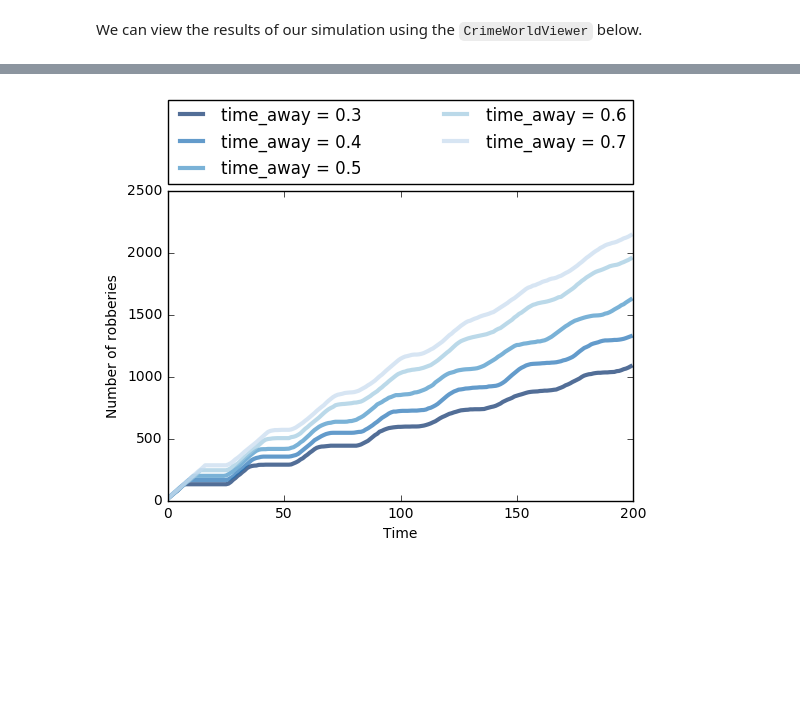
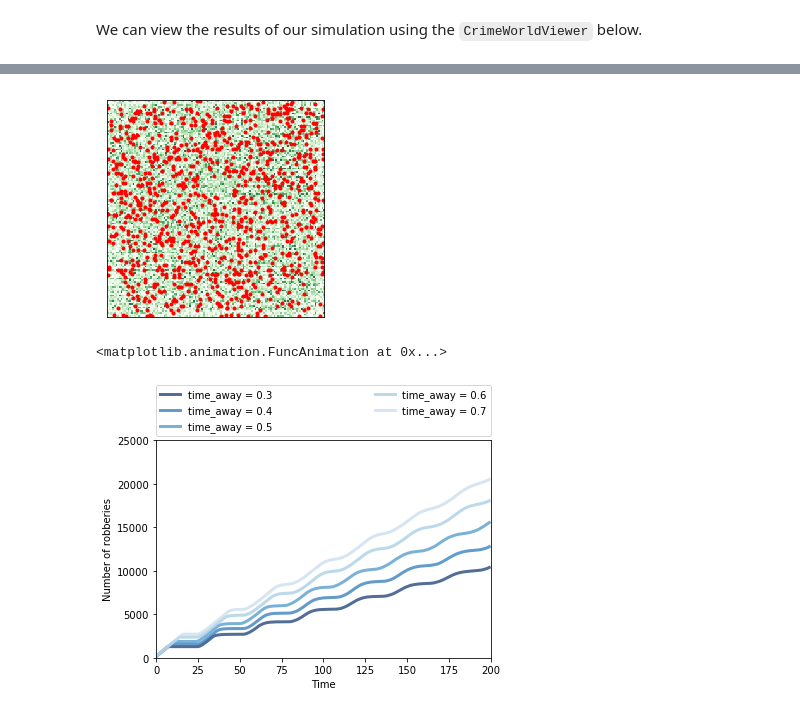
Before and after one commit to ericasaywhat/SmoothCriminals, a Jupyter notebook: code/crimeworldnotebook.ipynb, the cells around one changed output, grey strips where cells are left out. Drawn from its saved outputs; the diff is of its cells as text; code cells hidden in the pictures; blank space fills up the shorter version.

Commit message:
ADD: correct array for robberies

```diff
--- a/code/crimeworldnotebook.ipynb
+++ b/code/crimeworldnotebook.ipynb
@@ -150,7 +150,7 @@ class CrimeWorld(Cell2D):
             -prop_criminals
         """
         self.params = params
-        self.array = np.zeros((n, n), np.float)
+        self.array = np.zeros(shape=(n,n))
         self.make_agents(n)
         self.n = n
         self.agent_count_seq = [] # track variables
@@ -202,7 +202,7 @@ class CrimeWorld(Cell2D):
                 if (target != None):
                     potential_criminal.rob()
                     target.getRobbed()
-                    self.array[target.loc] += 1
+                    self.array[target.loc[0]][target.loc[1]] += 1
                     self.total_robs += 1
 
         self.rob_count_seq.append(self.total_robs)
@@ -212,7 +212,7 @@ We can view the results of our simulation using the `CrimeWorldViewer` below.
 class CrimeWorldViewer(Cell2DViewer):
     """Generates visualization and animation of Sugarscape."""
 
-    cmap = plt.get_cmap('viridis_r')
+    cmap = plt.get_cmap('Greens')
 
     options = dict(interpolation='none', alpha=0.8,
                    vmin=0, vmax=9)
@@ -225,6 +225,11 @@ class CrimeWorldViewer(Cell2DViewer):
         """
         self.draw_array(self.viewee.array, origin='lower')
         self.draw_agents()
+
+    def step(self, iters=1):
+        """Advances the viewee the given number of steps."""
+        for i in range(iters):
+            self.viewee.step(self.viewee.n)
 
     def draw_agents(self):
         """Plots the agents.
@@ -268,0 +277,4 @@ viewer.draw()
+# %%
+for i in range(100):
+        env.step(n)
+viewer.draw()
@@ -269,23 +283,26 @@ viewer.draw()
 # %%
-# anim = viewer.animate(frames=500)
-# anim
+anim = viewer.animate(frames=200)
+anim
+# %% [output]
+[figure, added]
+<matplotlib.animation.FuncAnimation at 0x...>
 # %%
 RandomSeed(29)
 times_from_home = [0.3, 0.4, 0.5, 0.6, 0.7]
 n = 127
 for time in times_from_home:
-    env = CrimeWorld(n, num_citizens=100, prop_criminals=0.2, num_police=15, time_from_home = time)
+    env = CrimeWorld(n, num_citizens=1000, prop_criminals=0.2, num_police=200, time_from_home = time)
     viewer = CrimeWorldViewer(env)
     for i in range(200):
         env.step(n)
 
     thinkplot.plot(env.rob_count_seq, label="time_away = %.1f" % time)
 
-plt.axis((0, 200, 0, 2500))
+plt.axis((0, 200, 0, 25000))
 plt.xlabel("Time")
 plt.ylabel("Number of robberies")
 plt.legend(bbox_to_anchor=(0., 1.02, 1., .102), loc=3,
            ncol=2, mode="expand", borderaxespad=0.)
 plt.show()
 # %% [output]
-[figure, old version]
+[figure, new version]
```
Also changed, not shown: parts of 2 cells of this notebook.
